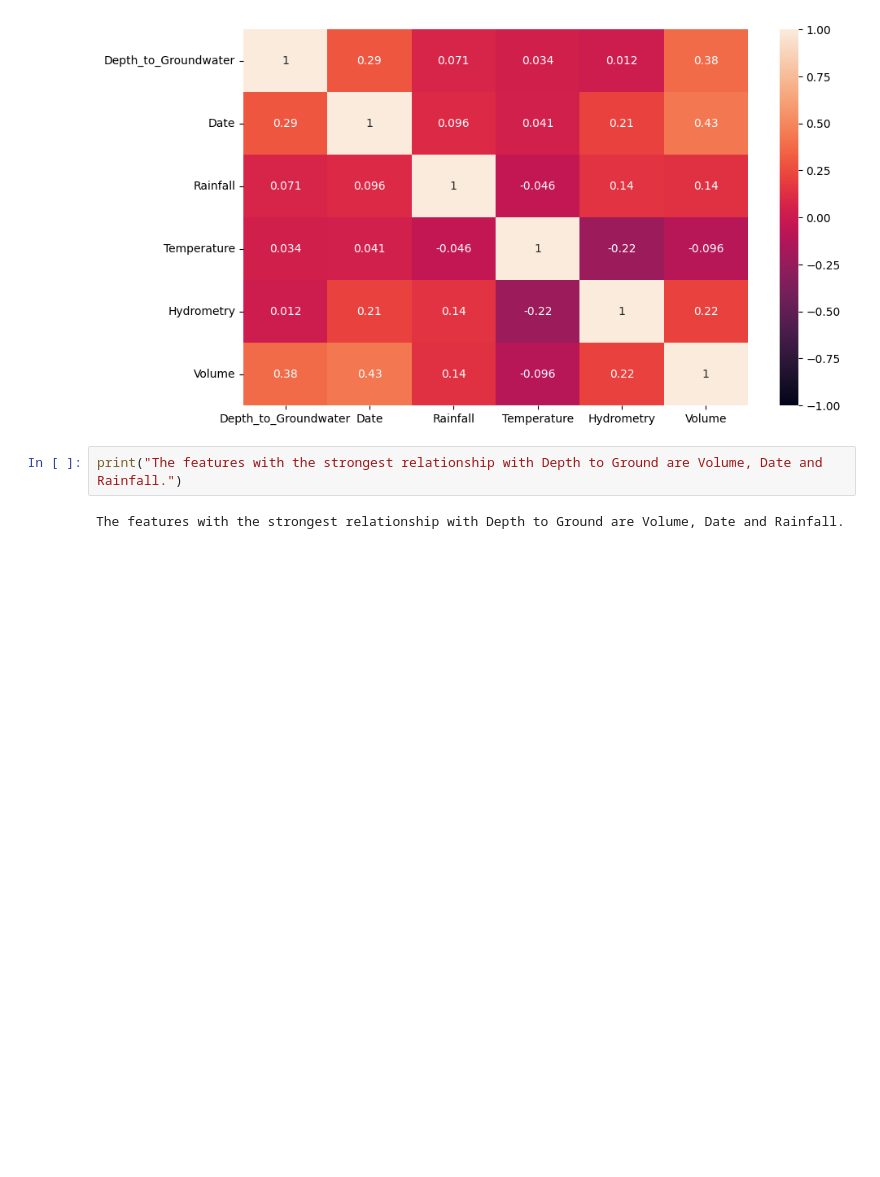
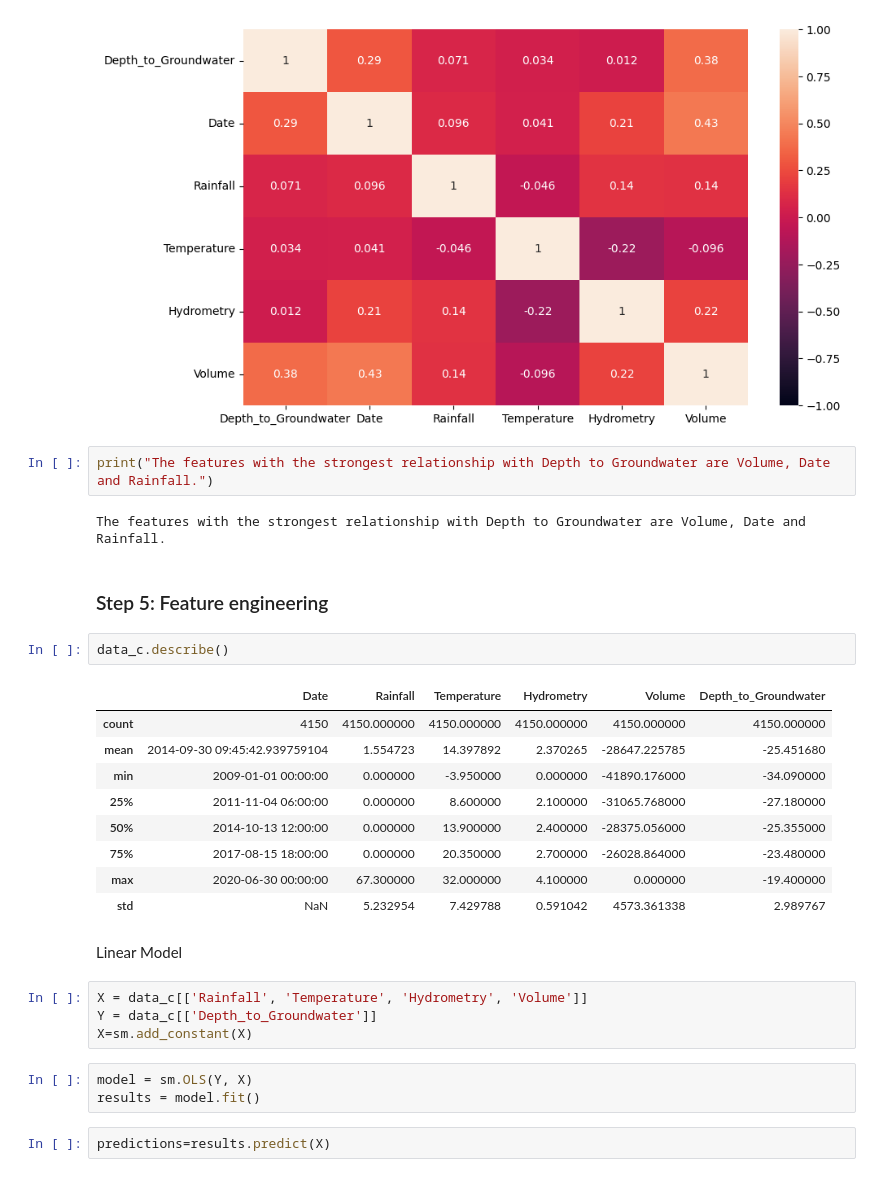
Before and after one commit to 4GeeksAcademy/remelop_Time_Series_Project, a Jupyter notebook: src/Time_Series_Project.ipynb, the cells around one changed output. Cells and saved outputs as stored; diff of their text form; blank space fills up the shorter version.

```diff
--- a/src/Time_Series_Project.ipynb
+++ b/src/Time_Series_Project.ipynb
@@ -153,6 +155,31 @@ sns.heatmap(data_c[['Depth_to_Groundwater', 'Date', 'Rainfall',	'Temperature', '
 <Axes: >
 [figure]
 # %%
-print("The features with the strongest relationship with Depth to Ground are Volume, Date and Rainfall.")
+print("The features with the strongest relationship with Depth to Groundwater are Volume, Date and Rainfall.")
 # %% [output]
-The features with the strongest relationship with Depth to Ground are Volume, Date and Rainfall.
+The features with the strongest relationship with Depth to Groundwater are Volume, Date and Rainfall.
+# %% [markdown]
+### Step 5: Feature engineering
+# %%
+data_c.describe()
+# %% [output]
+|  | Date | Rainfall | Temperature | Hydrometry | Volume | Depth_to_Groundwater |
+| count | 4150 | 4150.000000 | 4150.000000 | 4150.000000 | 4150.000000 | 4150.000000 |
+| mean | 2014-09-30 09:45:42.939759104 | 1.554723 | 14.397892 | 2.370265 | -28647.225785 | -25.451680 |
+| min | 2009-01-01 00:00:00 | 0.000000 | -3.950000 | 0.000000 | -41890.176000 | -34.090000 |
+| 25% | 2011-11-04 06:00:00 | 0.000000 | 8.600000 | 2.100000 | -31065.768000 | -27.180000 |
+| 50% | 2014-10-13 12:00:00 | 0.000000 | 13.900000 | 2.400000 | -28375.056000 | -25.355000 |
+| 75% | 2017-08-15 18:00:00 | 0.000000 | 20.350000 | 2.700000 | -26028.864000 | -23.480000 |
+| max | 2020-06-30 00:00:00 | 67.300000 | 32.000000 | 4.100000 | 0.000000 | -19.400000 |
+| std | NaN | 5.232954 | 7.429788 | 0.591042 | 4573.361338 | 2.989767 |
+# %% [markdown]
+Linear Model
+# %%
+X = data_c[['Rainfall',	'Temperature', 'Hydrometry', 'Volume']]
+Y = data_c[['Depth_to_Groundwater']]
+X=sm.add_constant(X)
+# %%
+model = sm.OLS(Y, X)
+results = model.fit()
+# %%
+predictions=results.predict(X)
```
Also changed, not shown: parts of 19 cells of this notebook, 1 other file.
